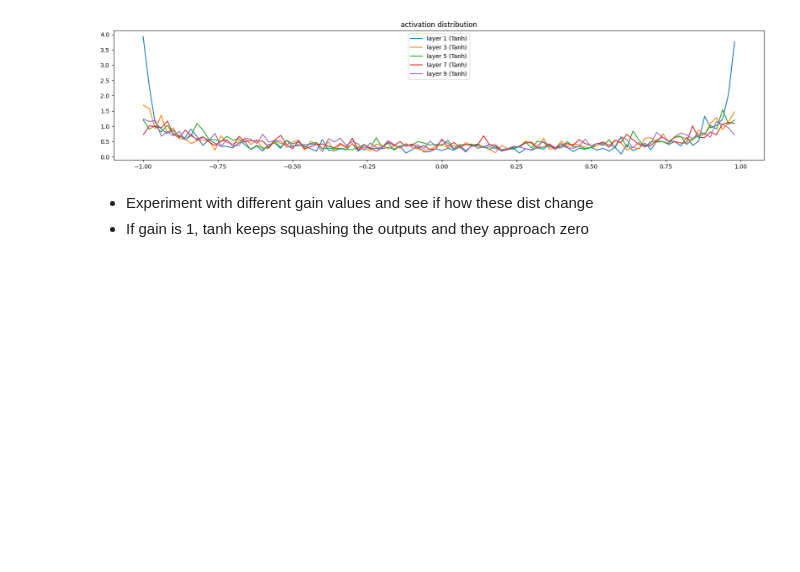
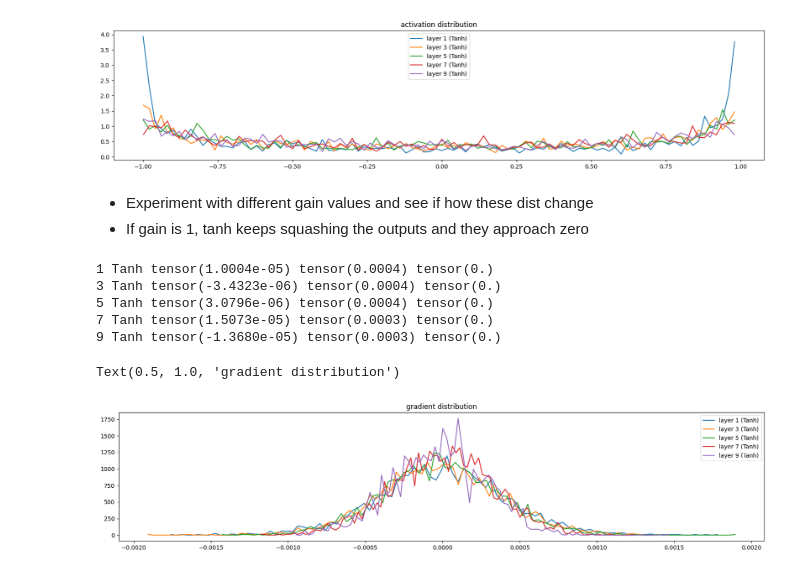
Before and after one commit to VomV/NLP, a Jupyter notebook: LangModels/mlp_pytorchify.ipynb, the cells around one changed output. Drawn from its saved outputs; the diff is of its cells as text; code cells hidden in the pictures; blank space fills up the shorter version.

Commit message:
plot grad dist

```diff
--- a/LangModels/mlp_pytorchify.ipynb
+++ b/LangModels/mlp_pytorchify.ipynb
@@ -218,3 +218,24 @@ Text(0.5, 1.0, 'activation distribution')
 # %% [markdown]
 - Experiment with different gain values and see if how these dist change
 - If gain is 1, tanh keeps squashing the outputs and they approach zero
+# %%
+#visualize hist
+plt.figure(figsize=(20,4))
+legends = []
+for i, layer in enumerate(layers[:-1]):
+    if isinstance(layer, Tanh):
+        t = layer.out.grad
+        print(i, layer.__class__.__name__, t.mean(), t.std(), (t.abs()>0.97).float().mean()*100)
+        hy, hx = torch.histogram(t, density=True)
+        plt.plot(hx[:-1].detach(), hy.detach())
+        legends.append(f'layer {i} ({layer.__class__.__name__})')
+plt.legend(legends)
+plt.title('gradient distribution')
+# %% [output]
+1 Tanh tensor(1.0004e-05) tensor(0.0004) tensor(0.)
+3 Tanh tensor(-3.4323e-06) tensor(0.0004) tensor(0.)
+5 Tanh tensor(3.0796e-06) tensor(0.0004) tensor(0.)
+7 Tanh tensor(1.5073e-05) tensor(0.0003) tensor(0.)
+9 Tanh tensor(-1.3680e-05) tensor(0.0003) tensor(0.)
+Text(0.5, 1.0, 'gradient distribution')
+[figure, added]
```
